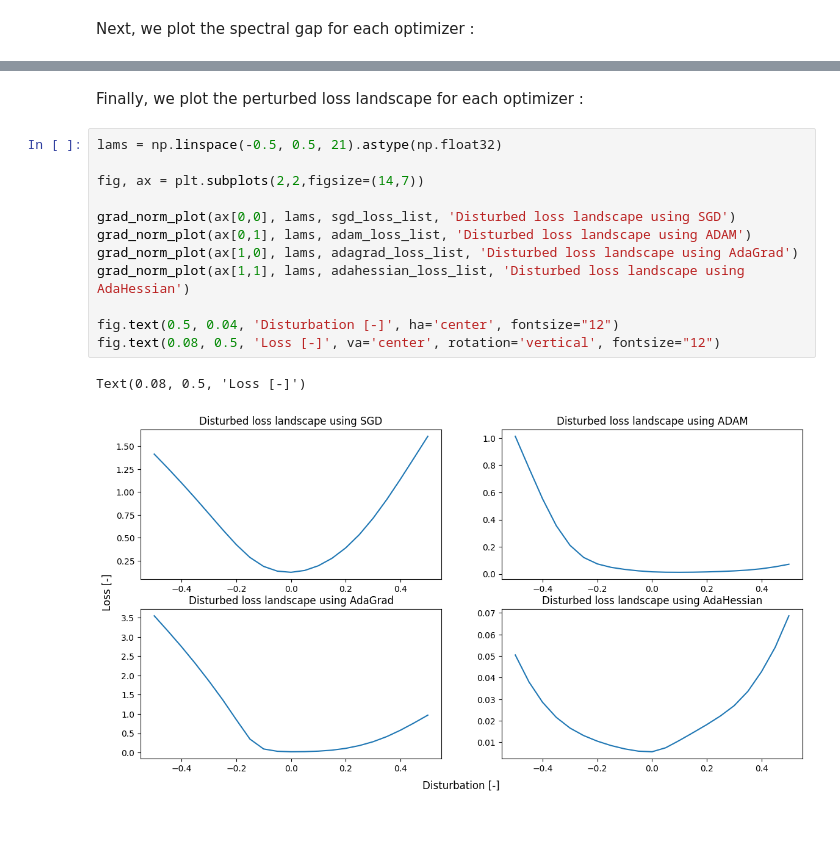
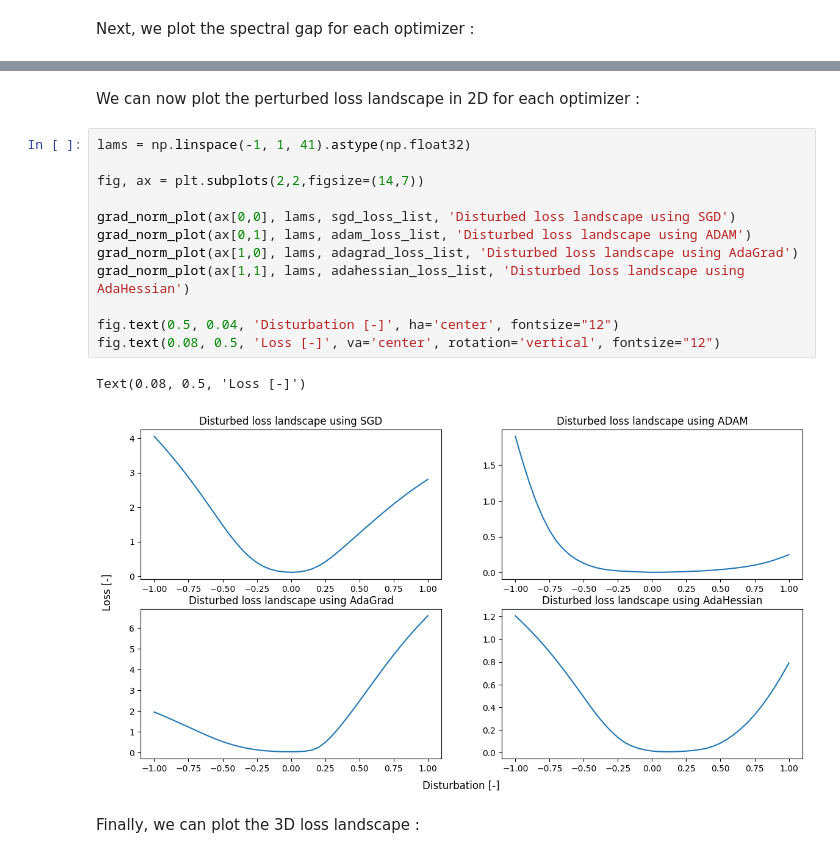
Before and after one commit to albias1996/OptML_project, a Jupyter notebook: plotting_results.ipynb, the cells around one changed output, grey strips where cells are left out. Cells and saved outputs as stored; diff of their text form; blank space fills up the shorter version.

Commit message:
plot everything

```diff
--- a/plotting_results.ipynb
+++ b/plotting_results.ipynb
@@ -100,17 +101,19 @@ Text(0.08, 0.5, 'Spectral gap [-]')
 # %% [markdown]
-Finally, we plot the perturbed loss landscape for each optimizer :
+We can now plot the perturbed loss landscape in 2D for each optimizer :
 # %%
-lams = np.linspace(-0.5, 0.5, 21).astype(np.float32)
+lams = np.linspace(-1, 1, 41).astype(np.float32)
 
 fig, ax = plt.subplots(2,2,figsize=(14,7))
 
 grad_norm_plot(ax[0,0], lams, sgd_loss_list, 'Disturbed loss landscape using SGD')
 grad_norm_plot(ax[0,1], lams, adam_loss_list, 'Disturbed loss landscape using ADAM')
 grad_norm_plot(ax[1,0], lams, adagrad_loss_list, 'Disturbed loss landscape using AdaGrad')
 grad_norm_plot(ax[1,1], lams, adahessian_loss_list, 'Disturbed loss landscape using AdaHessian')
 
 fig.text(0.5, 0.04, 'Disturbation [-]', ha='center', fontsize="12")
 fig.text(0.08, 0.5, 'Loss [-]', va='center', rotation='vertical', fontsize="12")
 # %% [output]
 Text(0.08, 0.5, 'Loss [-]')
-[figure, old version]
+[figure, new version]
+# %% [markdown]
+Finally, we can plot the 3D loss landscape :
```
Also changed, not shown: parts of 10 cells of this notebook.
